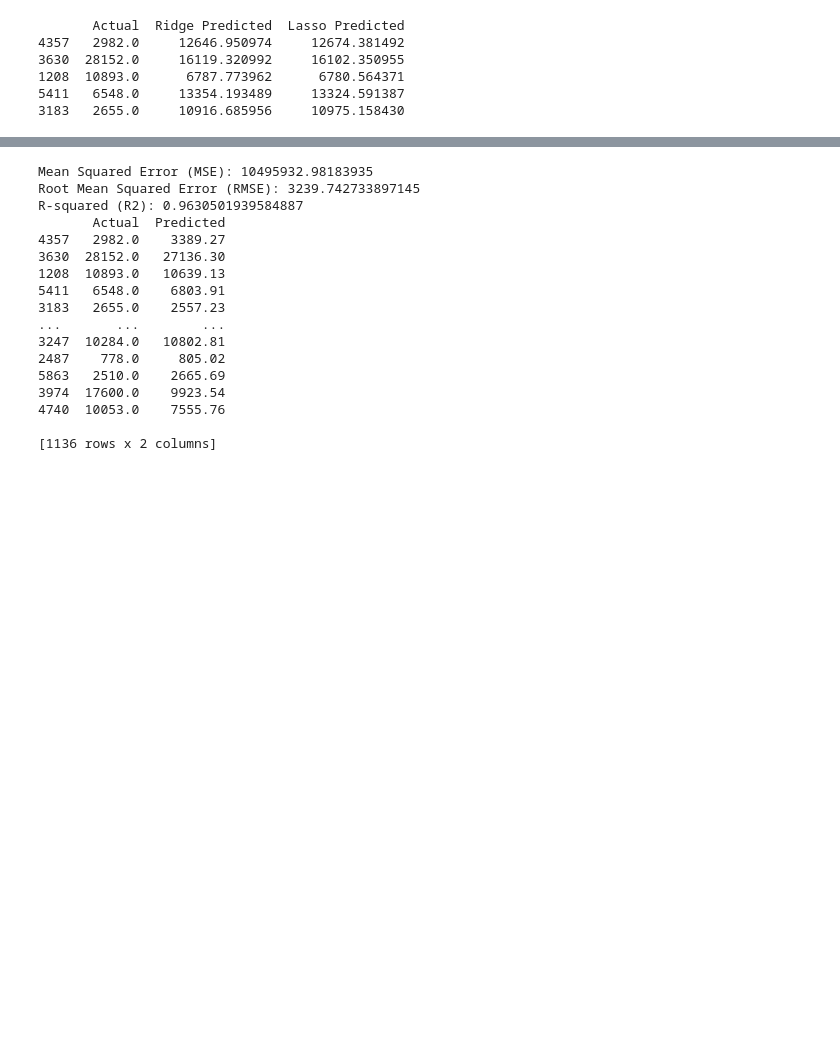
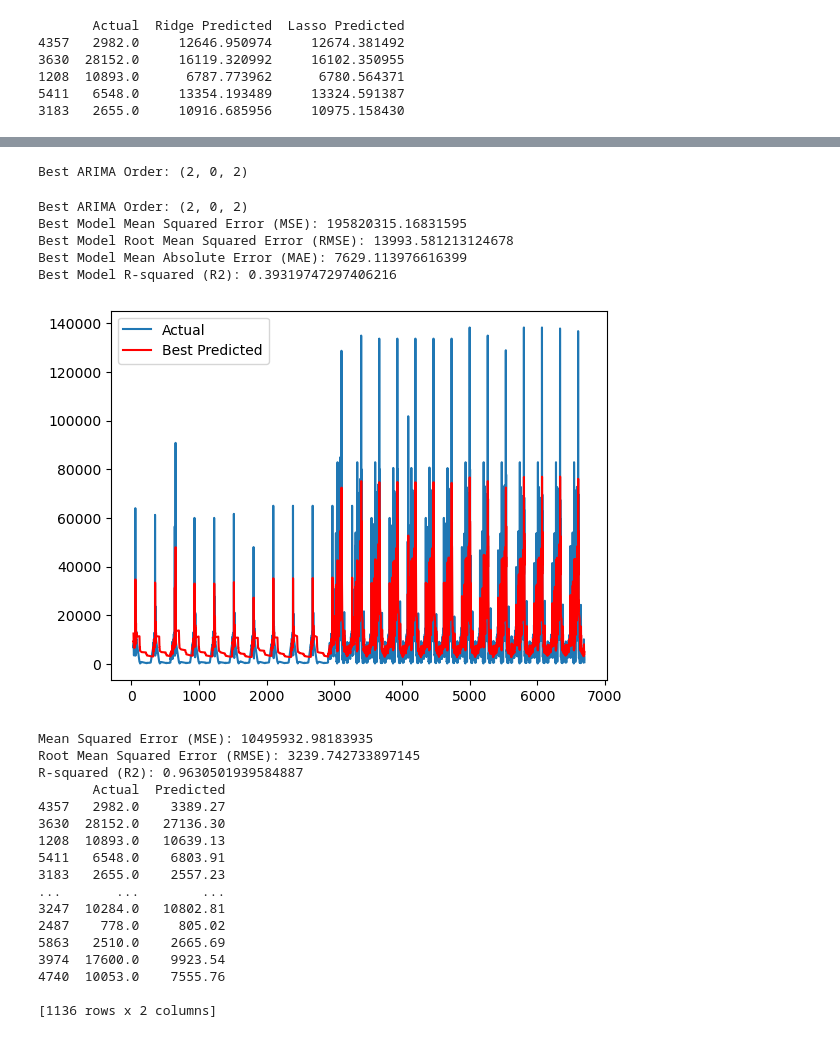
Before and after one commit to NafisaProme/CSE498R-Project, a Jupyter notebook: Model.ipynb, the cells around one changed output, grey strips where cells are left out. Cells and saved outputs as stored; diff of their text form; code cells hidden in the pictures; blank space fills up the shorter version.

```diff
--- a/Model.ipynb
+++ b/Model.ipynb
@@ -321,3 +329,55 @@ R-squared (R2): 0.38247257299580983
+# %%
+best_mse = float('inf')
+best_order = None
+
+for p in range(3):
+    for d in range(3):
+        for q in range(3):
+            model = ARIMA(df['Price'], order=(p, d, q))
+            result = model.fit()
+            predicted_values = result.fittedvalues
+            mse = mean_squared_error(actual_values, predicted_values)
+
+            if mse < best_mse:
+                best_mse = mse
+                best_order = (p, d, q)
+
+print(f"Best ARIMA Order: {best_order}")
+# %% [output]
+Best ARIMA Order: (2, 0, 2)
+# %%
+# Use the best order parameters obtained from the hyperparameter tuning
+best_p, best_d, best_q = 2, 0, 2  # Change these values to the optimal ones
+
+# Fit the ARIMA model with the best parameters
+best_model = ARIMA(df['Price'], order=(best_p, best_d, best_q))
+best_result = best_model.fit()
+best_predicted_values = best_result.fittedvalues
+
+# Evaluate the performance of the best model
+best_mse = mean_squared_error(actual_values, best_predicted_values)
+best_rmse = np.sqrt(best_mse)
+best_mae = mean_absolute_error(actual_values, best_predicted_values)
+best_r2 = r2_score(actual_values, best_predicted_values)
+
+print(f"Best ARIMA Order: ({best_p}, {best_d}, {best_q})")
+print(f"Best Model Mean Squared Error (MSE): {best_mse}")
+print(f"Best Model Root Mean Squared Error (RMSE): {best_rmse}")
+print(f"Best Model Mean Absolute Error (MAE): {best_mae}")
+print(f"Best Model R-squared (R2): {best_r2}")
+
+# Plot actual vs. predicted values
+plt.plot(actual_values, label='Actual')
+plt.plot(best_predicted_values, label='Best Predicted', color='red')
+plt.legend()
+plt.show()
+# %% [output]
+Best ARIMA Order: (2, 0, 2)
+Best Model Mean Squared Error (MSE): 195820315.16831595
+Best Model Root Mean Squared Error (RMSE): 13993.581213124678
+Best Model Mean Absolute Error (MAE): 7629.113976616399
+Best Model R-squared (R2): 0.39319747297406216
+[figure, added]
 # %%
 # Random Forest on updated dataset (randomized rainfall, temperature and humidity data for 2020 and 2021)
 import pandas as pd
```
Also changed, not shown: parts of 2 cells of this notebook.
